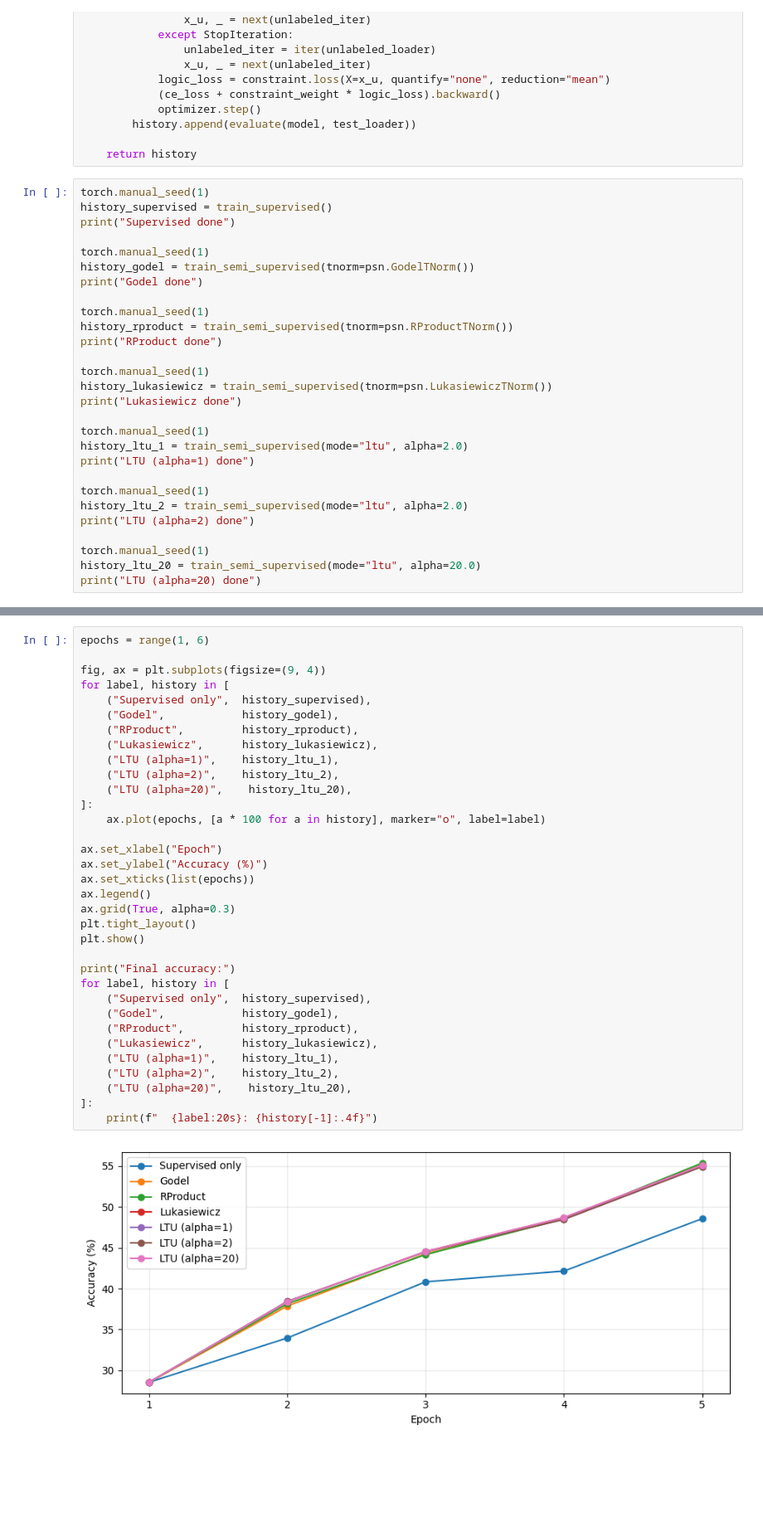
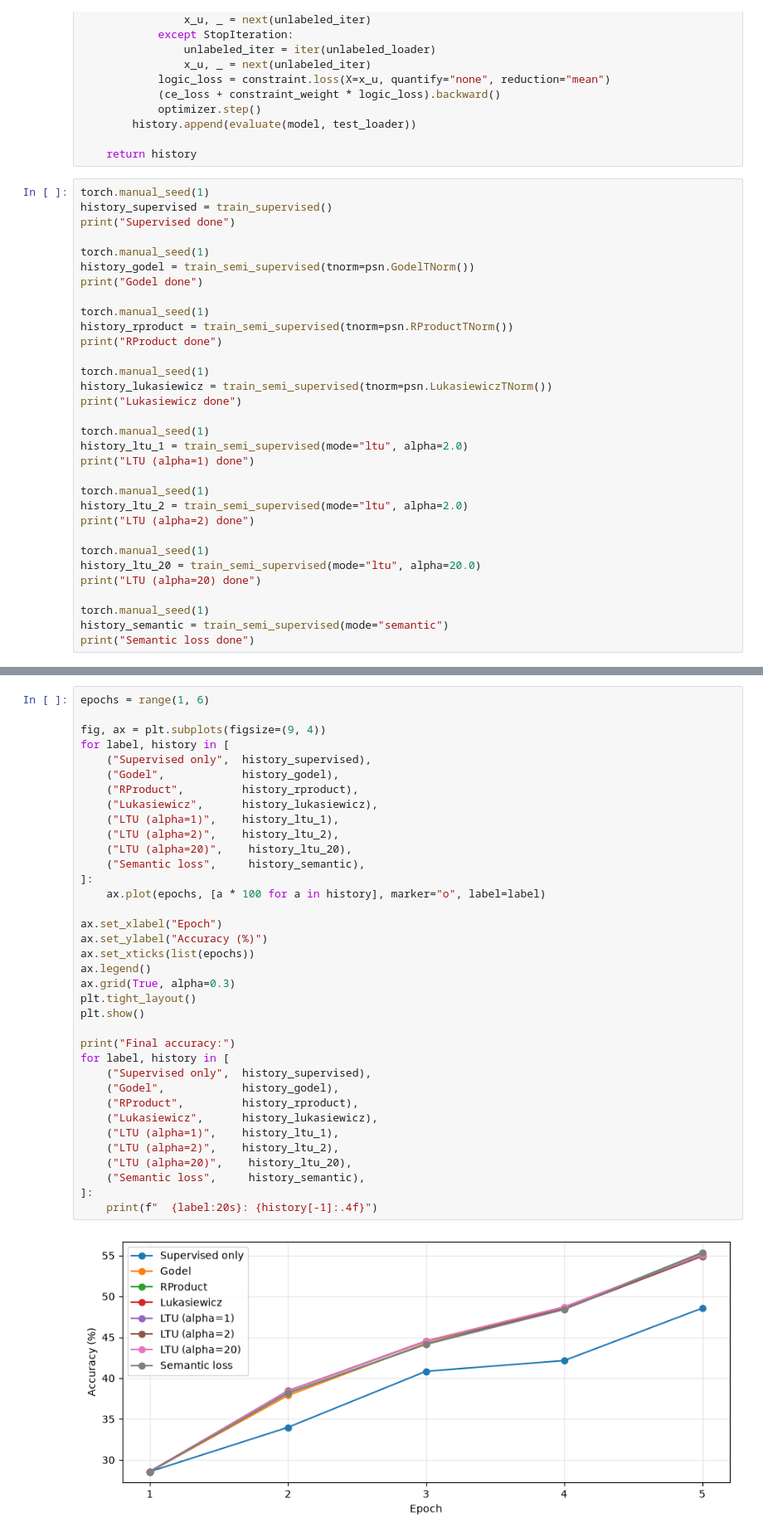
Before and after one commit to pysignet/pysignet, a Jupyter notebook: notebooks/Custom Compilers.ipynb, the cells around one changed output, grey strips where cells are left out. Shown at 83% size. Saved outputs shown, nothing was run; the diff lists cells and outputs as text; blank space fills up the shorter version.

```diff
--- a/notebooks/Custom Compilers.ipynb
+++ b/notebooks/Custom Compilers.ipynb
@@ -268,6 +274,10 @@ print("LTU (alpha=2) done")
 torch.manual_seed(1)
 history_ltu_20 = train_semi_supervised(mode="ltu", alpha=20.0)
 print("LTU (alpha=20) done")
+
+torch.manual_seed(1)
+history_semantic = train_semi_supervised(mode="semantic")
+print("Semantic loss done")
 # %% [output]
 Supervised done
 Godel done
@@ -284,34 +295,36 @@ for label, history in [
     ("Supervised only",  history_supervised),
     ("Godel",            history_godel),
     ("RProduct",         history_rproduct),
     ("Lukasiewicz",      history_lukasiewicz),
     ("LTU (alpha=1)",    history_ltu_1),
     ("LTU (alpha=2)",    history_ltu_2),
     ("LTU (alpha=20)",    history_ltu_20),
+    ("Semantic loss",     history_semantic),
 ]:
     ax.plot(epochs, [a * 100 for a in history], marker="o", label=label)
 
 ax.set_xlabel("Epoch")
 ax.set_ylabel("Accuracy (%)")
 ax.set_xticks(list(epochs))
 ax.legend()
 ax.grid(True, alpha=0.3)
 plt.tight_layout()
 plt.show()
 
 print("Final accuracy:")
 for label, history in [
     ("Supervised only",  history_supervised),
     ("Godel",            history_godel),
     ("RProduct",         history_rproduct),
     ("Lukasiewicz",      history_lukasiewicz),
     ("LTU (alpha=1)",    history_ltu_1),
     ("LTU (alpha=2)",    history_ltu_2),
     ("LTU (alpha=20)",    history_ltu_20),
+    ("Semantic loss",     history_semantic),
 ]:
     print(f"  {label:20s}: {history[-1]:.4f}")
 # %% [output]
-[figure, old version]
+[figure, new version]
 Final accuracy:
   Supervised only     : 0.4856
   Godel               : 0.5514
```
Also changed, not shown: parts of 6 cells of this notebook, 6 other files.
